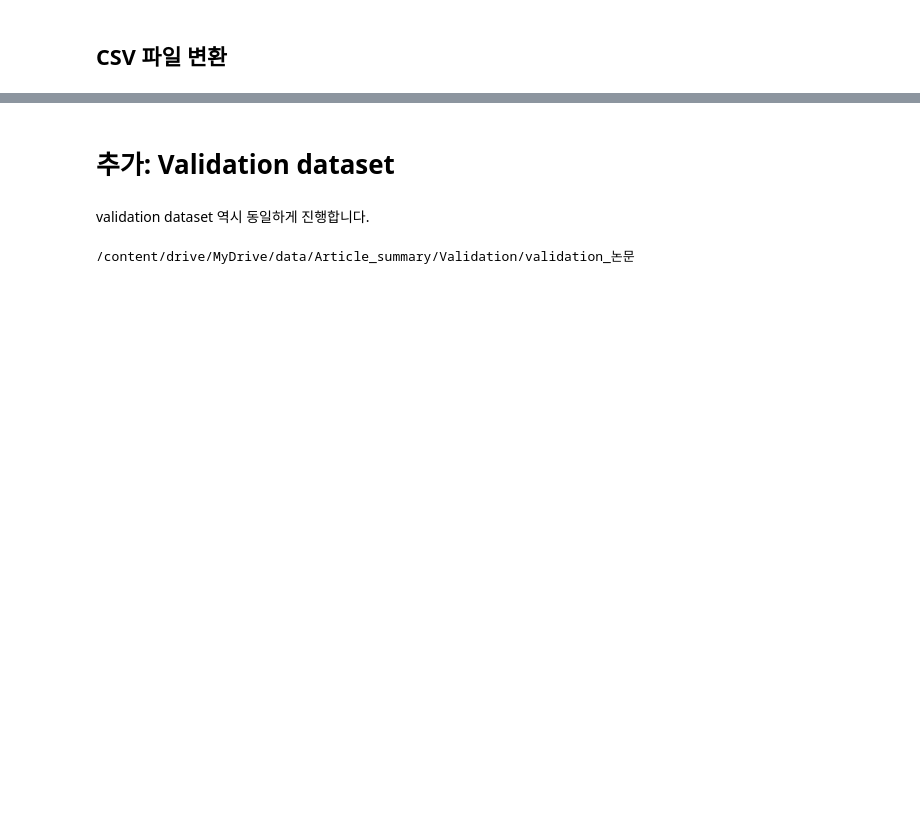
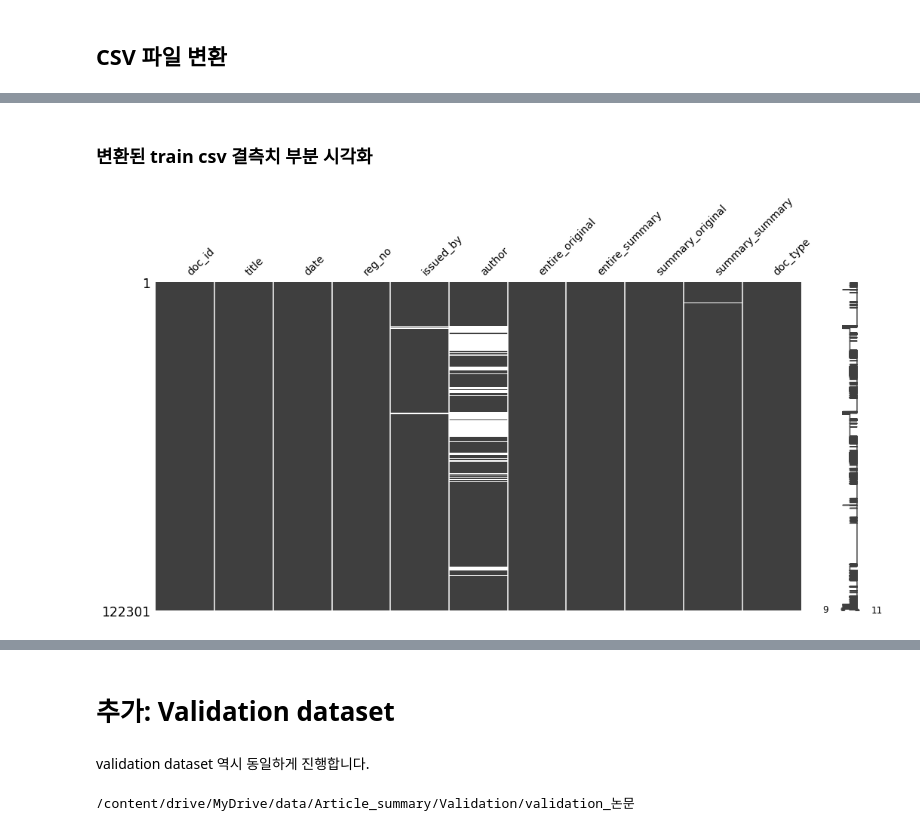
Before and after one commit to MinsooKwak/NLP, a Jupyter notebook: Article_project/Json파일을_데이터프레임으로_정제하기.ipynb, the cells around one changed output, grey strips where cells are left out. Drawn from its saved outputs; the diff is of its cells as text; code cells hidden in the pictures; blank space fills up the shorter version.

Commit message:
Train dataset, Validation dataset 결측치 처리 후 csv 파일 저장

```diff
--- a/Article_project/Json파일을_데이터프레임으로_정제하기.ipynb
+++ b/Article_project/Json파일을_데이터프레임으로_정제하기.ipynb
@@ -524,0 +657,6 @@ train.head(3)
+# %% [markdown]
+### 변환된 train csv 결측치 부분 시각화
+# %%
+msno.matrix(train, figsize=(17,8), fontsize=14);
+# %% [output]
+[figure, added]
```
Also changed, not shown: parts of 47 cells of this notebook.
